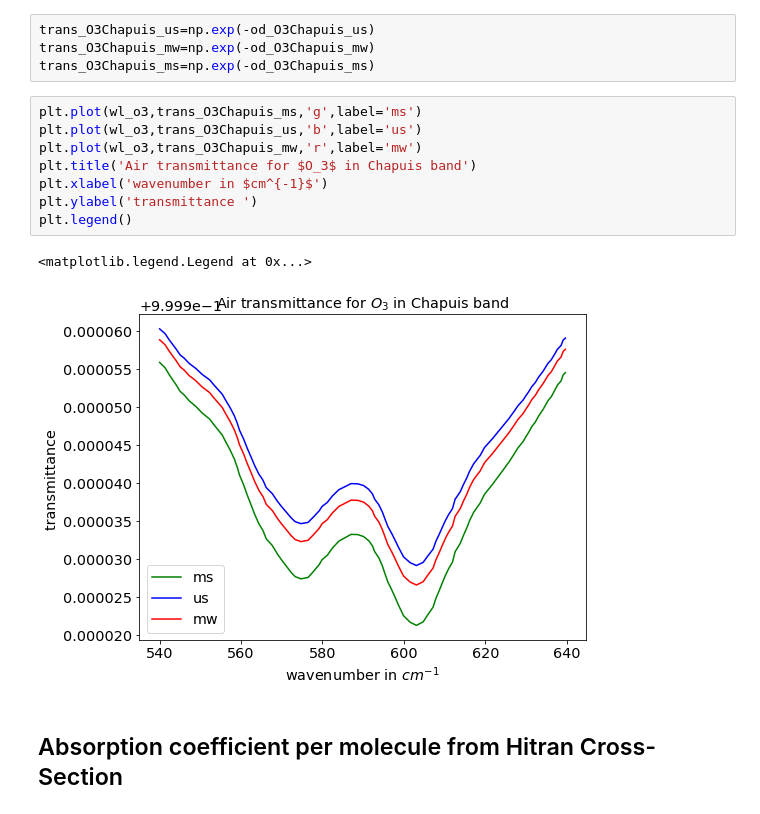
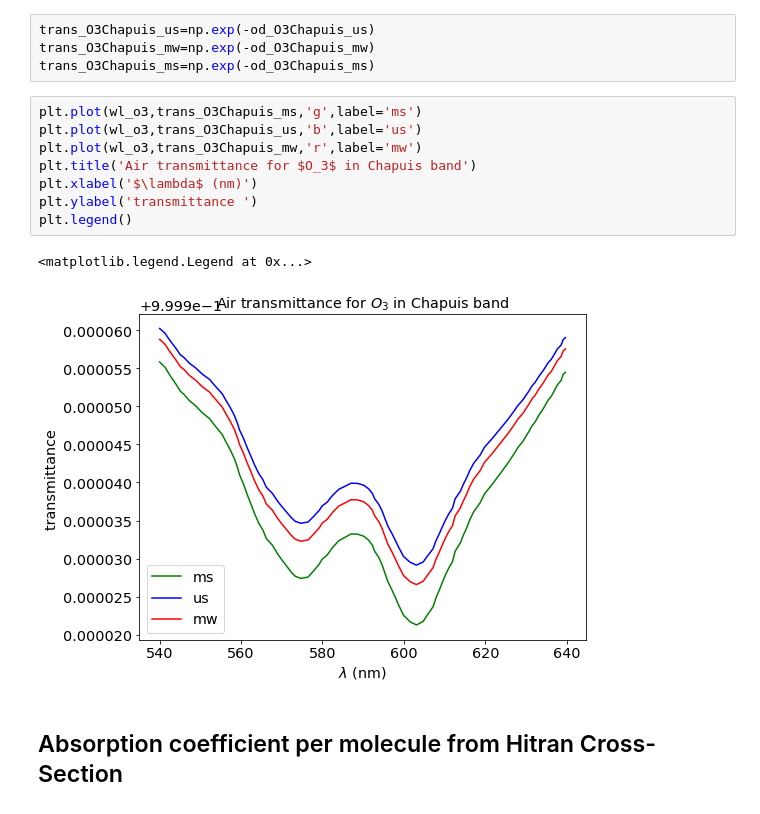
Before and after one commit to sylvielsstfr/AtmSimForOHP, a Jupyter notebook: AtmSimHoriz/TransmissionO3ChapuisAtOHP.ipynb, the cells around one changed output. Saved outputs shown, nothing was run; the diff lists cells and outputs as text.

```diff
--- a/AtmSimHoriz/TransmissionO3ChapuisAtOHP.ipynb
+++ b/AtmSimHoriz/TransmissionO3ChapuisAtOHP.ipynb
@@ -200,14 +205,14 @@ trans_O3Chapuis_ms=np.exp(-od_O3Chapuis_ms)
 # %%
 plt.plot(wl_o3,trans_O3Chapuis_ms,'g',label='ms')
 plt.plot(wl_o3,trans_O3Chapuis_us,'b',label='us')
 plt.plot(wl_o3,trans_O3Chapuis_mw,'r',label='mw')
 plt.title('Air transmittance for $O_3$ in Chapuis band')
-plt.xlabel('wavenumber in $cm^{-1}$')
+plt.xlabel('$\lambda$ (nm)')
 plt.ylabel('transmittance ')
 plt.legend()
 # %% [output]
 <matplotlib.legend.Legend at 0x...>
-[figure, old version]
+[figure, new version]
 # %% [markdown]
 ## Absorption coefficient per molecule from Hitran Cross-Section
 # %%
```
Also changed, not shown: parts of 1 cell of this notebook, 2 other files.
